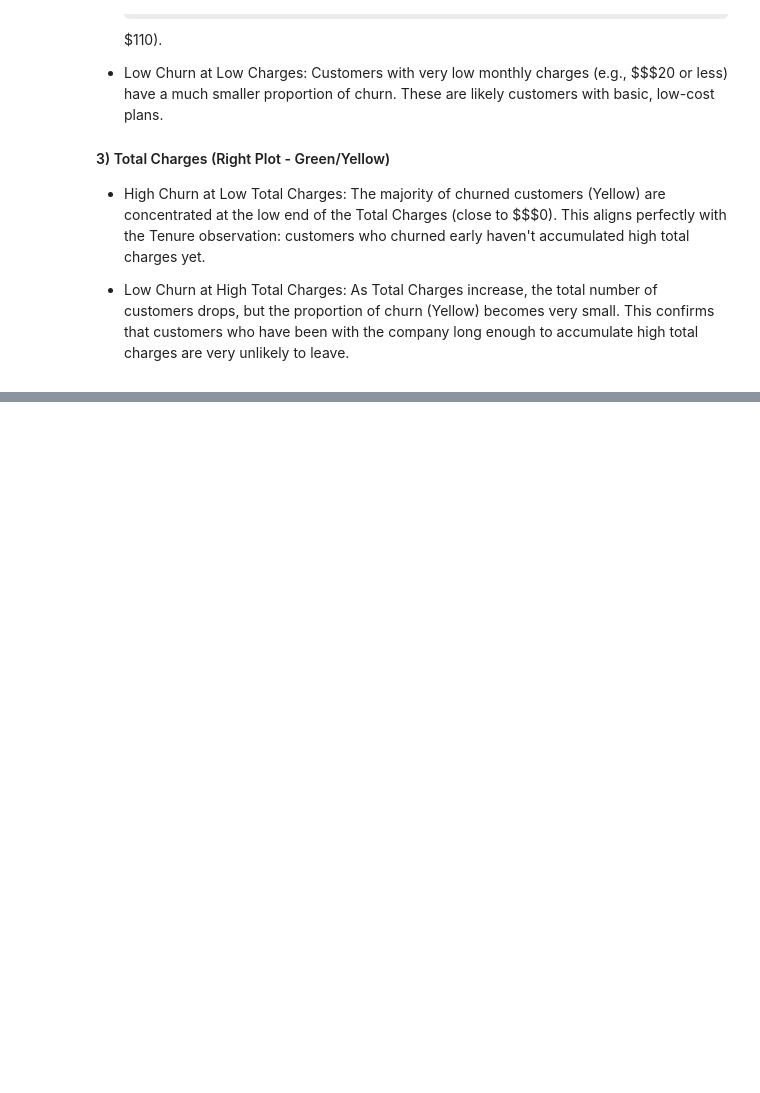
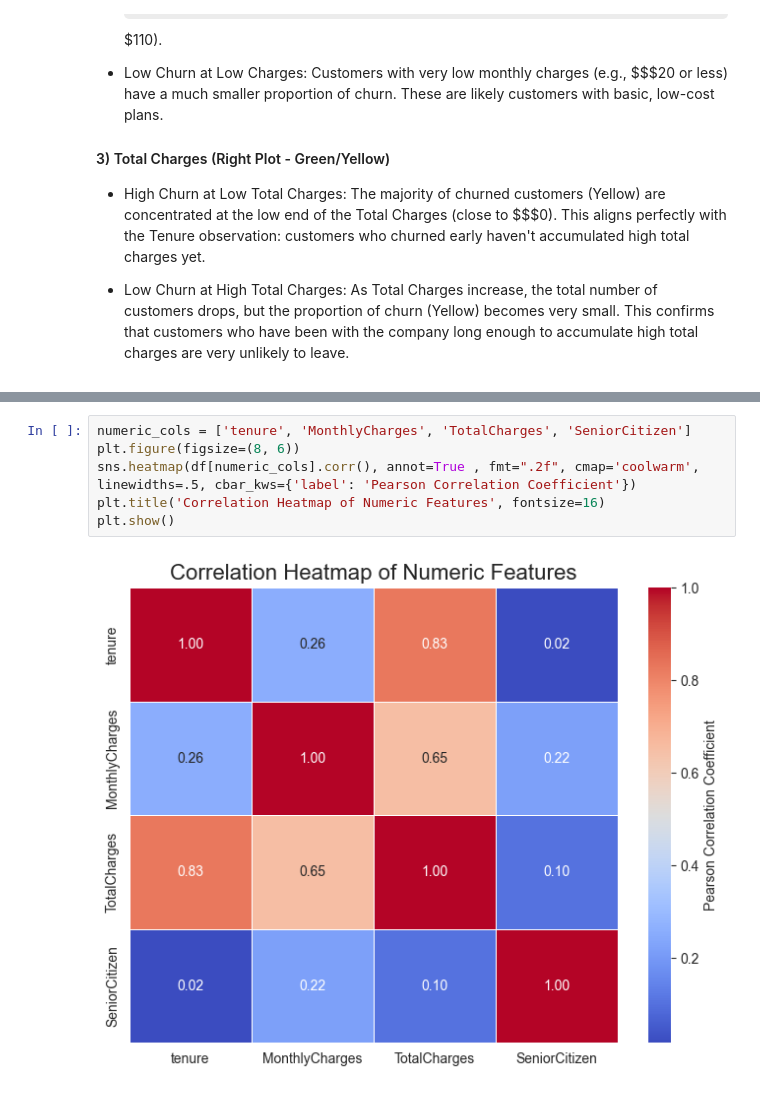
Before and after one commit to computerscistudent/Customer-Churn-Prediction, a Jupyter notebook: notebooks/EDA.ipynb, the cells around one changed output, grey strips where cells are left out. Drawn from its saved outputs; the diff is of its cells as text; some formulas as TeX source; blank space fills up the shorter version.

```diff
--- a/notebooks/EDA.ipynb
+++ b/notebooks/EDA.ipynb
@@ -260,0 +405,8 @@ plt.show()
+# %%
+numeric_cols = ['tenure', 'MonthlyCharges', 'TotalCharges', 'SeniorCitizen']
+plt.figure(figsize=(8, 6))
+sns.heatmap(df[numeric_cols].corr(), annot=True , fmt=".2f", cmap='coolwarm', linewidths=.5, cbar_kws={'label': 'Pearson Correlation Coefficient'})
+plt.title('Correlation Heatmap of Numeric Features', fontsize=16)
+plt.show()
+# %% [output]
+[figure, added]
```
Also changed, not shown: parts of 7 cells of this notebook, 3 other files.
